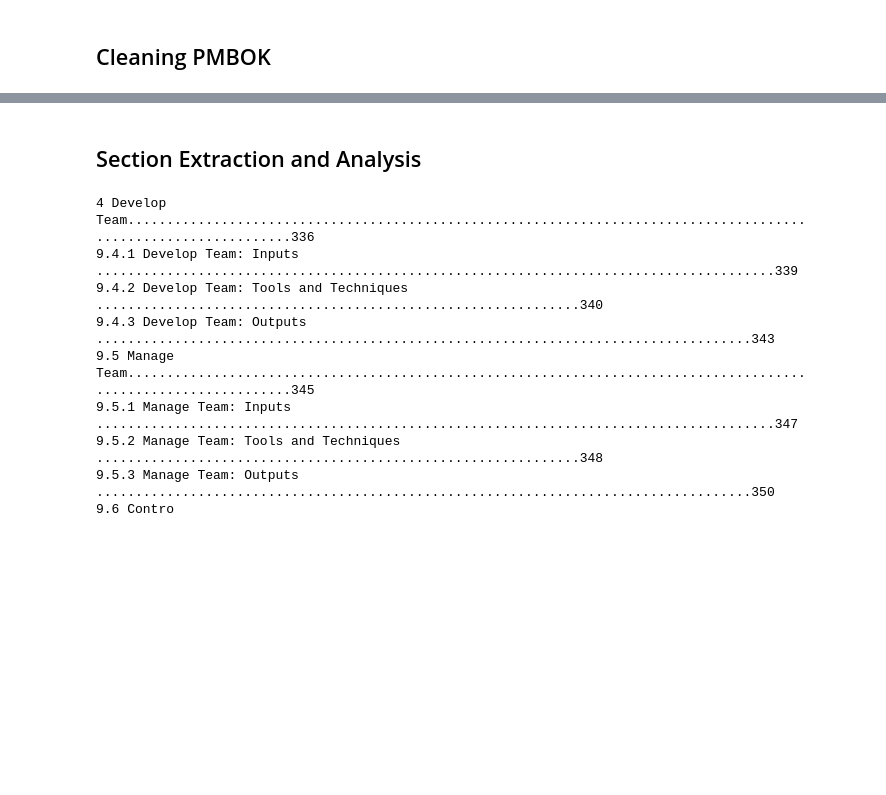
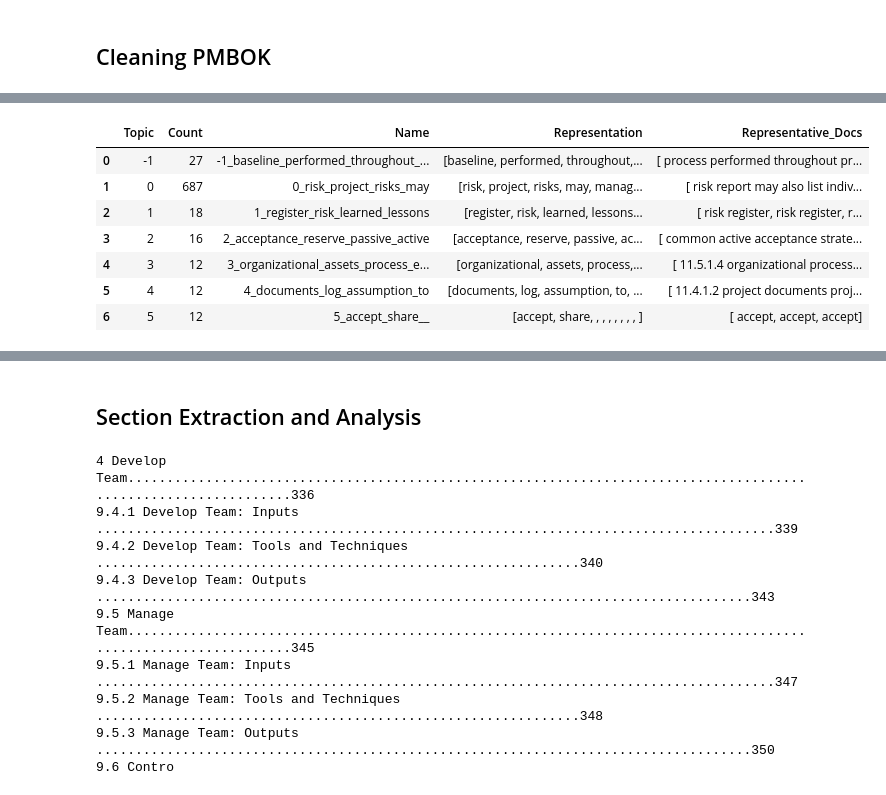
Before and after one commit to oussamaJMAA/PRM-Conceptual-Graphs-Recommendations, a Jupyter notebook: src/Data Preparation.ipynb, the cells around one changed output, grey strips where cells are left out. Saved outputs shown, nothing was run; the diff lists cells and outputs as text; code cells hidden in the pictures; blank space fills up the shorter version.

```diff
--- a/src/Data Preparation.ipynb
+++ b/src/Data Preparation.ipynb
@@ -270,0 +422,6 @@ setting to encourage honest and unbiased assessments.
+# %%
+with open(r'/content/drive/MyDrive/PRM/PRM-Conceptual-Graphs-Recommendations/src/pmbok.txt', 'r') as file:
+    # Read the entire contents of the file into a string
+    pmbok_without_figures = file.read()
+# %%
+clean_pmbok_without_figures = clean_pmbok(pmbok_without_figures)
@@ -270,0 +448,4 @@ setting to encourage honest and unbiased assessments.
+# %%
+filtered_words_pmbok = ' '.join([word.lower() for word in clean_pmbok_without_figures.split() if word.lower() not in stop])
+sentences_pmbok = re.split(r'(?<!\d)\.(?!\d)', filtered_words_pmbok)
+print(sentences_pmbok)
@@ -270,0 +460,3 @@ setting to encourage honest and unbiased assessments.
+# %%
+topic_model_pmbok = BERTopic(language="english", calculate_probabilities=True, verbose=True)
+topics_pmbok, probs_pmbok = topic_model_pmbok.fit_transform(sentences_pmbok)
@@ -270,0 +467,12 @@ setting to encourage honest and unbiased assessments.
+# %%
+freq_pmbok = topic_model_pmbok.get_topic_info();
+freq_pmbok
+# %% [output]
+|  | Topic | Count | Name | Representation | Representative_Docs |
+| 0 | -1 | 27 | -1_baseline_performed_throughout_... | [baseline, performed, throughout,... | [ process performed throughout pr... |
+| 1 | 0 | 687 | 0_risk_project_risks_may | [risk, project, risks, may, manag... | [ risk report may also list indiv... |
+| 2 | 1 | 18 | 1_register_risk_learned_lessons | [register, risk, learned, lessons... | [ risk register, risk register, r... |
+| 3 | 2 | 16 | 2_acceptance_reserve_passive_active | [acceptance, reserve, passive, ac... | [ common active acceptance strate... |
+| 4 | 3 | 12 | 3_organizational_assets_process_e... | [organizational, assets, process,... | [ 11.5.1.4 organizational process... |
+| 5 | 4 | 12 | 4_documents_log_assumption_to | [documents, log, assumption, to, ... | [ 11.4.1.2 project documents proj... |
+| 6 | 5 | 12 | 5_accept_share__ | [accept, share, , , , , , , , ] | [ accept, accept, accept] |
```
Also changed, not shown: parts of 70 cells of this notebook, 1 other file.
